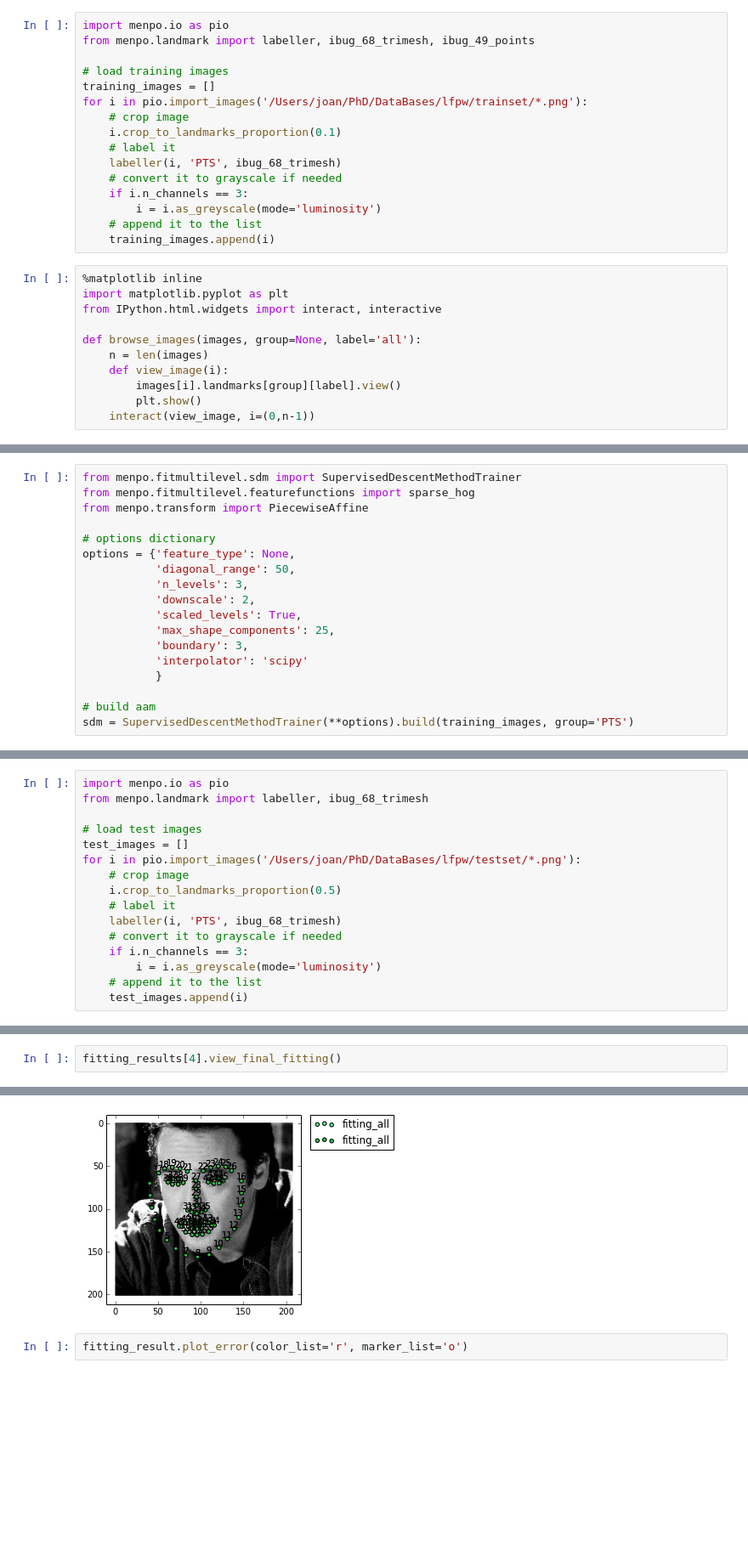
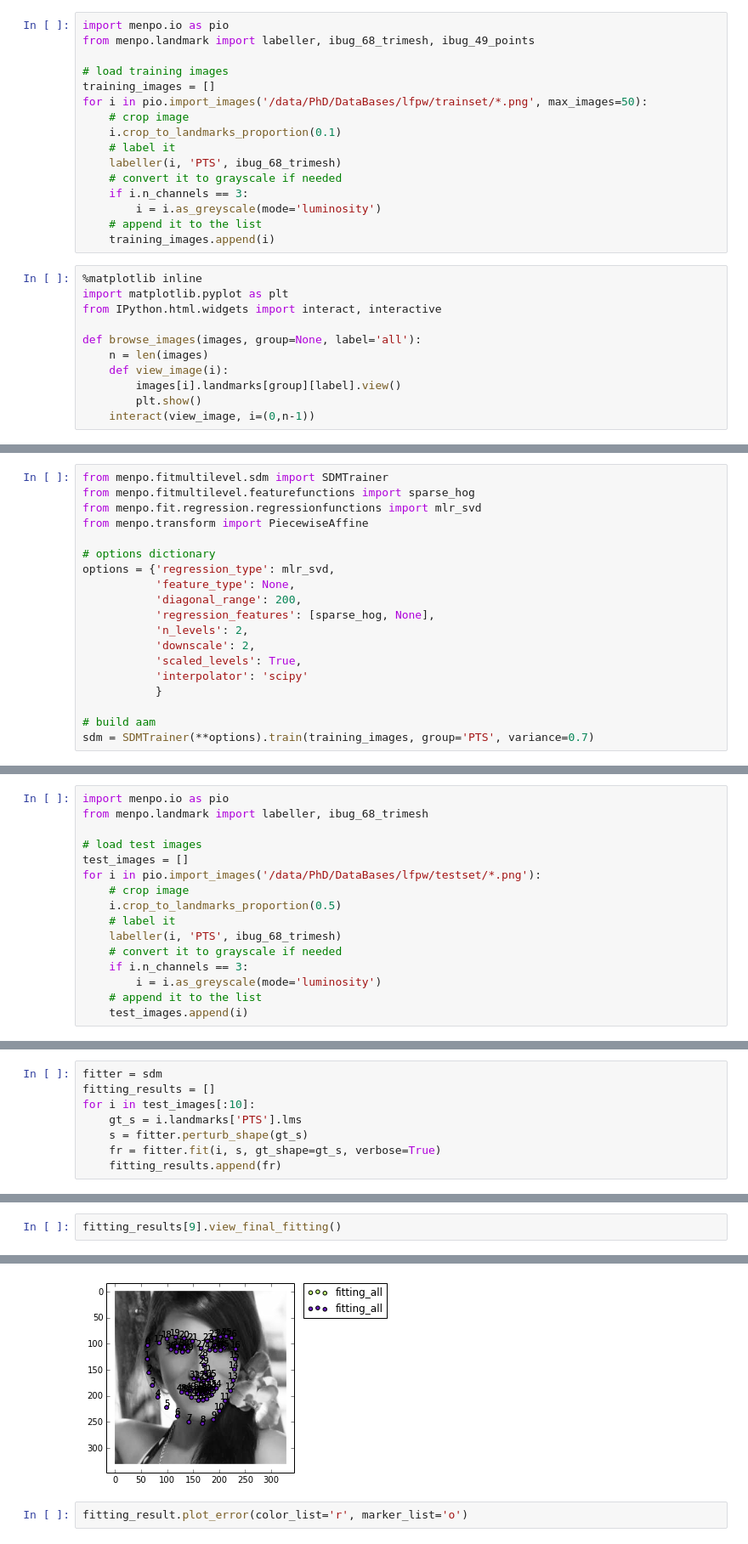
Before and after one commit to jalabort/scrap2, a Jupyter notebook: notebooks/Fitters/SDMs.ipynb, the cells around one changed output, grey strips where cells are left out. Shown: that part at 85% size. Saved outputs shown, nothing was run; the diff lists cells and outputs as text; blank space fills up the shorter version.

```diff
--- a/notebooks/Fitters/SDMs.ipynb
+++ b/notebooks/Fitters/SDMs.ipynb
@@ -4,7 +4,7 @@ from menpo.landmark import labeller, ibug_68_trimesh, ibug_49_points
 
 # load training images
 training_images = []
-for i in pio.import_images('/Users/joan/PhD/DataBases/lfpw/trainset/*.png'):
+for i in pio.import_images('/data/PhD/DataBases/lfpw/trainset/*.png', max_images=50):
     # crop image
     i.crop_to_landmarks_proportion(0.1)
     # label it
@@ -32,19 +32,20 @@ browse_images(training_images, group='PTS')
 # %%
-from menpo.fitmultilevel.sdm import SupervisedDescentMethodTrainer
+from menpo.fitmultilevel.sdm import SDMTrainer
 from menpo.fitmultilevel.featurefunctions import sparse_hog
+from menpo.fit.regression.regressionfunctions import mlr_svd
 from menpo.transform import PiecewiseAffine
 
 # options dictionary
-options = {'feature_type': None,
-           'diagonal_range': 50,
-           'n_levels': 3,
+options = {'regression_type': mlr_svd,
+           'feature_type': None,
+           'diagonal_range': 200,
+           'regression_features': [sparse_hog, None],
+           'n_levels': 2,
            'downscale': 2,
            'scaled_levels': True,
-           'max_shape_components': 25,
-           'boundary': 3,
            'interpolator': 'scipy'
            }
 
 # build aam
-sdm = SupervisedDescentMethodTrainer(**options).build(training_images, group='PTS')
+sdm = SDMTrainer(**options).train(training_images, group='PTS', variance=0.7)
 # %% [output]
@@ -66,7 +75,7 @@ from menpo.landmark import labeller, ibug_68_trimesh
 
 # load test images
 test_images = []
-for i in pio.import_images('/Users/joan/PhD/DataBases/lfpw/testset/*.png'):
+for i in pio.import_images('/data/PhD/DataBases/lfpw/testset/*.png'):
     # crop image
     i.crop_to_landmarks_proportion(0.5)
     # label it
@@ -104,0 +92,8 @@ Final error: 0.0739215303506
+# %%
+fitter = sdm
+fitting_results = []
+for i in test_images[:10]:
+    gt_s = i.landmarks['PTS'].lms
+    s = fitter.perturb_shape(gt_s)
+    fr = fitter.fit(i, s, gt_shape=gt_s, verbose=True)
+    fitting_results.append(fr)
@@ -105,8 +121,8 @@ Final error: 0.0739215303506
 # %%
-fitting_results[4].view_final_fitting()
+fitting_results[9].view_final_fitting()
 # %% [output]
 <menpo.visualize.viewmatplotlib.MatplotlibLandmarkViewer2dImage at 0x...>
-[figure, old version]
+[figure, new version]
 # %%
 fitting_result.plot_error(color_list='r', marker_list='o')
 # %% [output]
```
Also changed, not shown: parts of 8 cells of this notebook, 3 other files.
